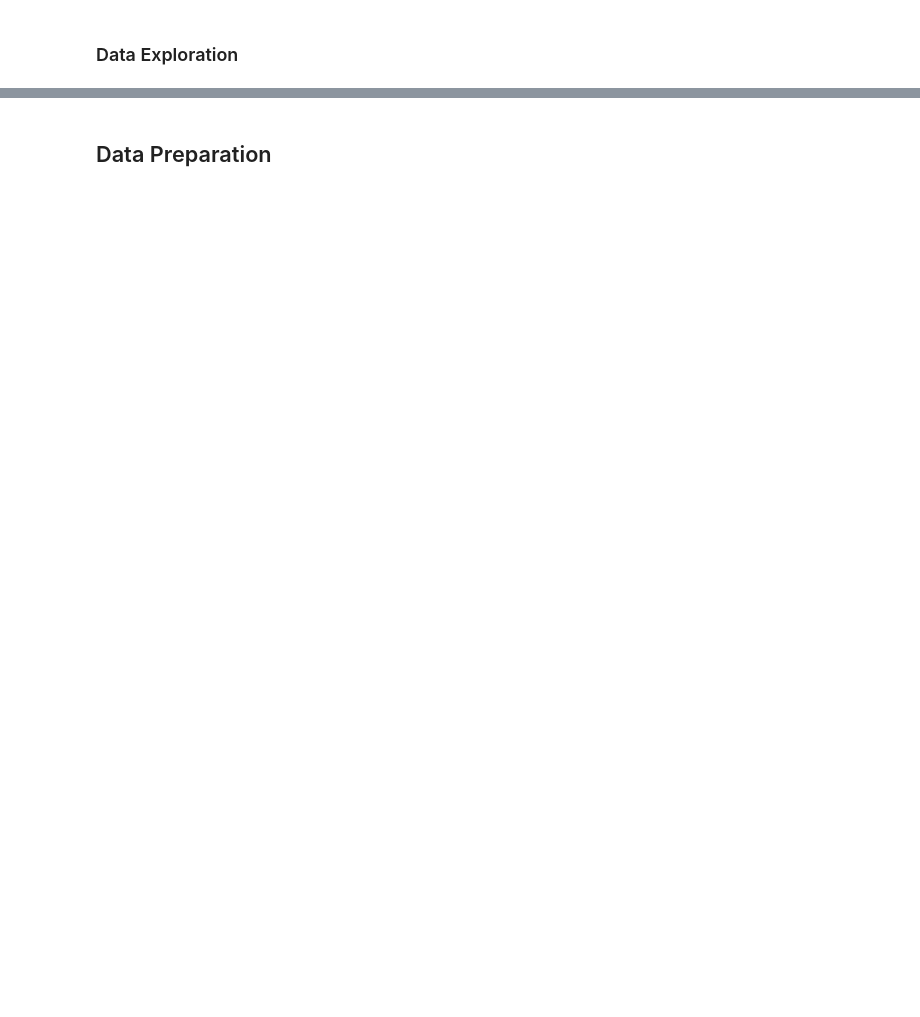
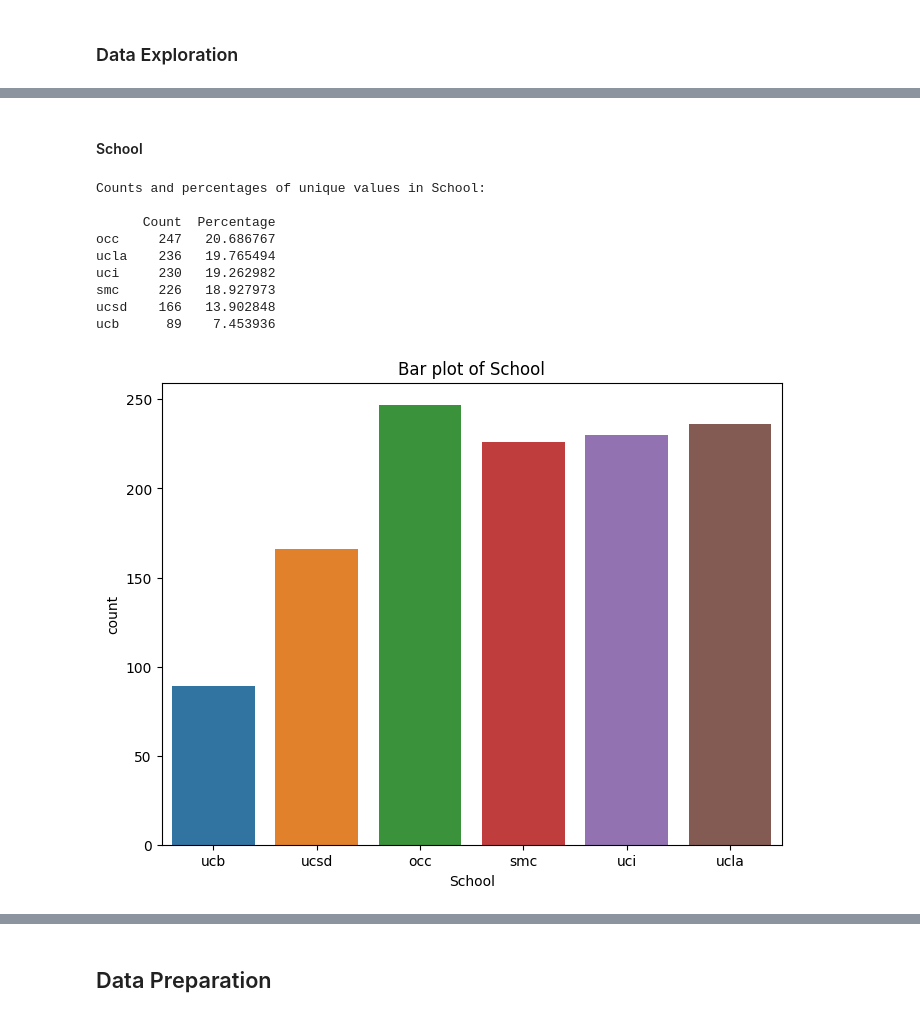
Before and after one commit to MSWinds/dm-group1-project, a Jupyter notebook: Final_Project.ipynb, the cells around one changed output, grey strips where cells are left out. Saved outputs shown, nothing was run; the diff lists cells and outputs as text; code cells hidden in the pictures; blank space fills up the shorter version.

```diff
--- a/Final_Project.ipynb
+++ b/Final_Project.ipynb
@@ -363,0 +533,16 @@ df15['HS_English'] = df15['HS_English'].astype(float)
+# %% [markdown]
+#### School
+# %%
+# explore school in df5
+data_exploration(df5, 'School')
+# %% [output]
+Counts and percentages of unique values in School:
+
+      Count  Percentage
+occ     247   20.686767
+ucla    236   19.765494
+uci     230   19.262982
+smc     226   18.927973
+ucsd    166   13.902848
+ucb      89    7.453936
+[figure, added]
```
Also changed, not shown: parts of 98 cells of this notebook, 1 other file.
